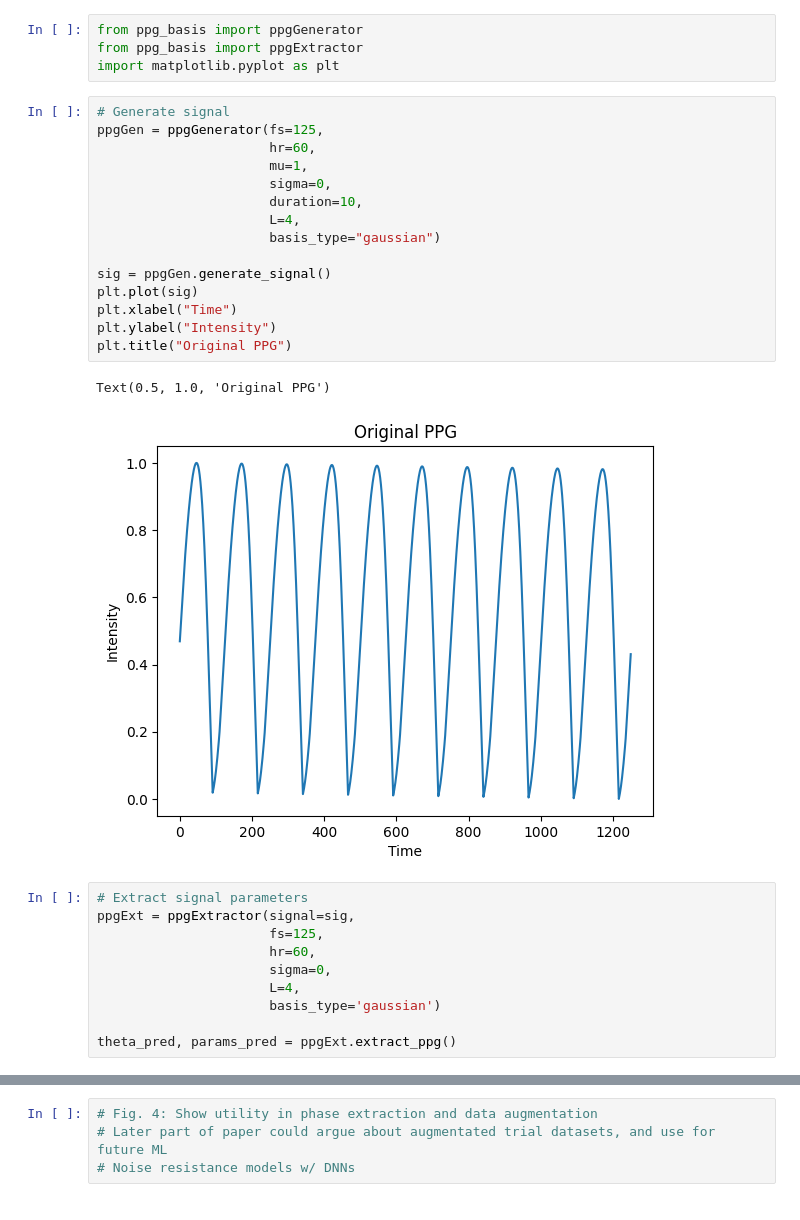
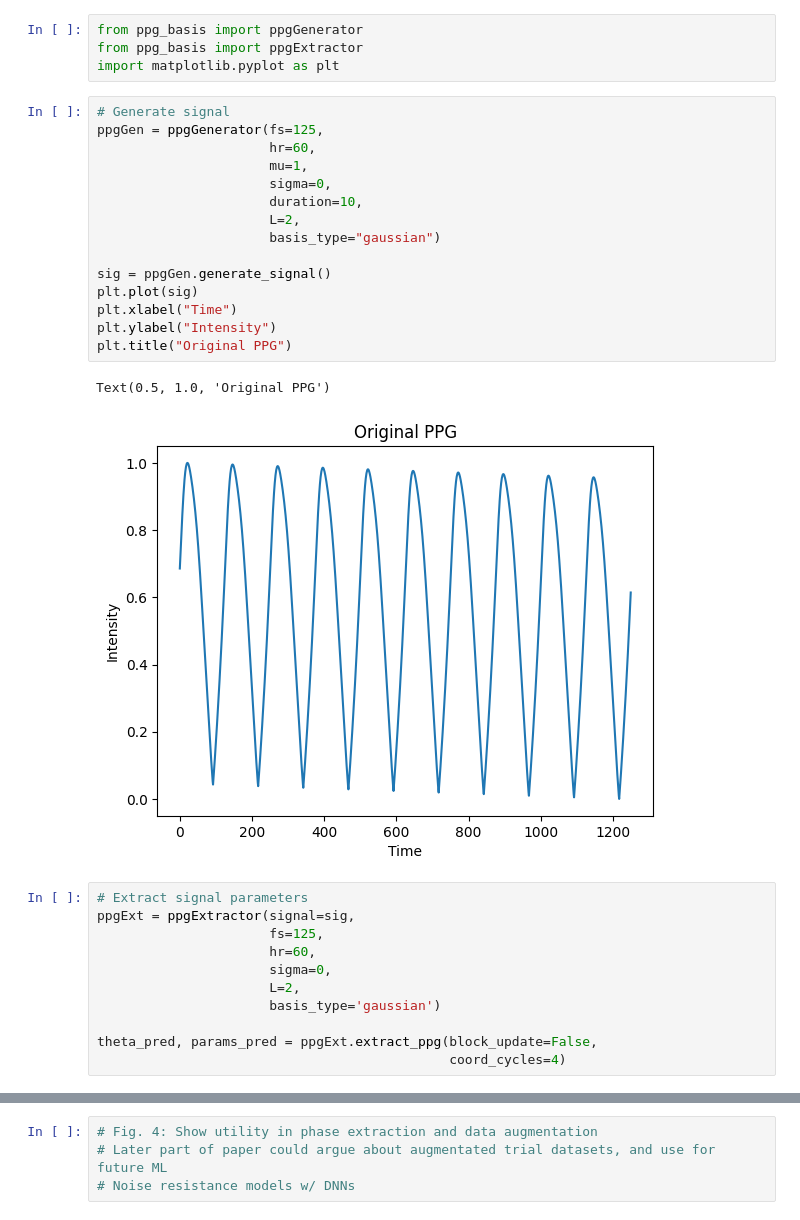
Before and after one commit to BailabUNC/ppg-basis, a Jupyter notebook: testbench.ipynb, the cells around one changed output, grey strips where cells are left out. Drawn from its saved outputs; the diff is of its cells as text.

```diff
--- a/testbench.ipynb
+++ b/testbench.ipynb
@@ -5,31 +5,32 @@ import matplotlib.pyplot as plt
 # %%
 # Generate signal
 ppgGen = ppgGenerator(fs=125,
                       hr=60,
                       mu=1,
                       sigma=0,
                       duration=10,
-                      L=4,
+                      L=2,
                       basis_type="gaussian")
 
 sig = ppgGen.generate_signal()
 plt.plot(sig)
 plt.xlabel("Time")
 plt.ylabel("Intensity")
 plt.title("Original PPG")
 # %% [output]
 Text(0.5, 1.0, 'Original PPG')
-[figure, old version]
+[figure, new version]
 # %%
 # Extract signal parameters
 ppgExt = ppgExtractor(signal=sig,
                       fs=125,
                       hr=60,
                       sigma=0,
-                      L=4,
+                      L=2,
                       basis_type='gaussian')
 
-theta_pred, params_pred = ppgExt.extract_ppg()
+theta_pred, params_pred = ppgExt.extract_ppg(block_update=False,
+                                             coord_cycles=4)
 # %%
 # Generate PPG using extracted parameters
 ppgPrd = ppgGenerator(fs=125,
```
Also changed, not shown: parts of 1 cell of this notebook, 1 other file.
